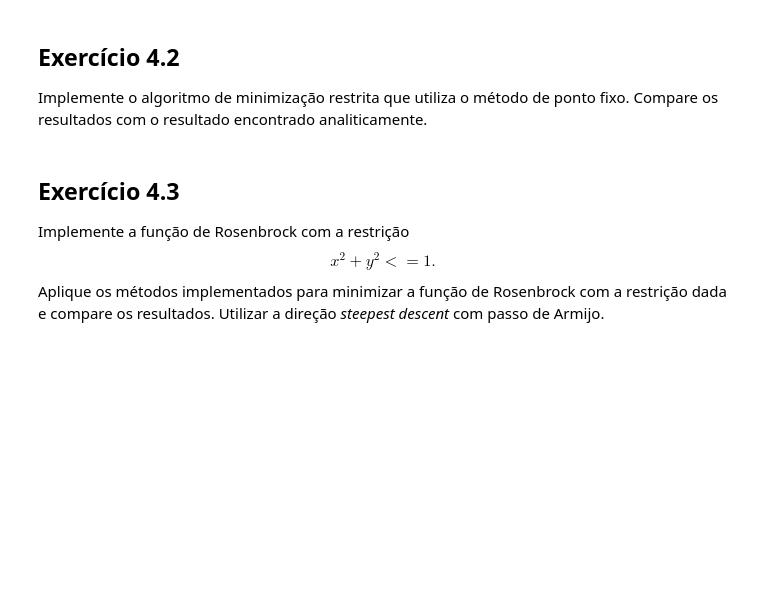
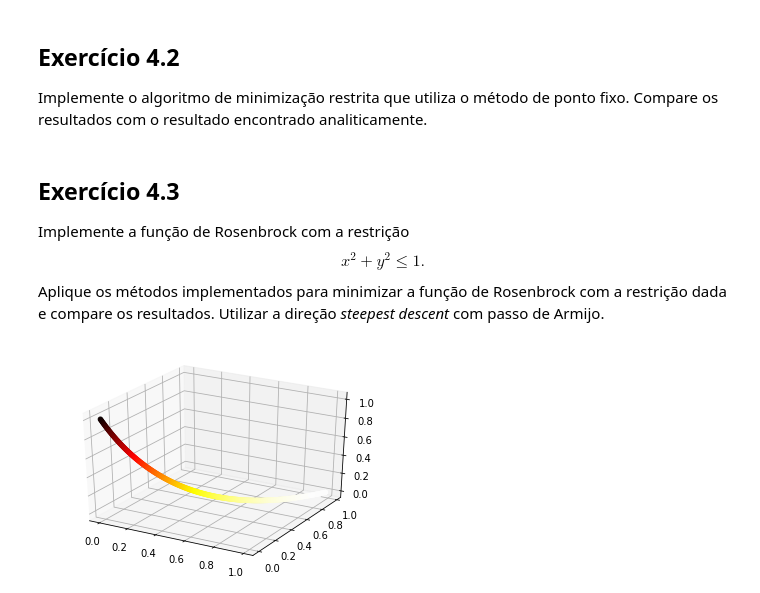
Before and after one commit to cabraile/SME_5720, a Jupyter notebook: notebooks/lista_3.ipynb, the cells around one changed output. Drawn from its saved outputs; the diff is of its cells as text; code cells hidden in the pictures; blank space fills up the shorter version.

```diff
--- a/notebooks/lista_3.ipynb
+++ b/notebooks/lista_3.ipynb
@@ -57,6 +57,6 @@ Implemente o algoritmo de minimização restrita que utiliza o método de ponto
 ## Exercício 4.3
 Implemente a função de Rosenbrock com a restrição
 $$
-x^2+y^2 <= 1.
+x^2+y^2 \leq 1.
 $$
 Aplique os métodos implementados para minimizar a função de Rosenbrock com a restrição dada e compare os resultados. Utilizar a direção _steepest descent_ com passo de Armijo.
@@ -62,0 +68,38 @@ Aplique os métodos implementados para minimizar a função de Rosenbrock com a
+# %%
+f = rosenbrock.f
+grad_f = rosenbrock.grad_f
+hess_f = rosenbrock.hess_f
+
+x_init = array([
+        [0.],
+        [0.]
+    ])
+
+direction_selection_params = {
+    "grad_f" : grad_f,
+    "hess_f" : hess_f
+}
+
+step_size_selection_params = {
+    "f"         :   f,
+    "grad_f"    :   grad_f,
+    "alpha"     :   5e-3,
+    "sigma"     :   0.5,
+    "beta"      :   1e-1
+}
+
+x, d, alpha, n_iters = minimizer.minimize(
+    x_init = x_init,
+    f = f,
+    grad_f = grad_f,
+    epsilon = 1e-3,
+    direction_selection_function = directions.newton,
+    step_size_selection_function = stepsize.fixed,
+    direction_selection_params = direction_selection_params,
+    step_size_selection_params = step_size_selection_params,
+    max_iters=1e3
+)
+
+plotter.plot_path(x,f)
+# %% [output]
+[figure, added]
```
Also changed, not shown: parts of 1 cell of this notebook, 6 other files.
